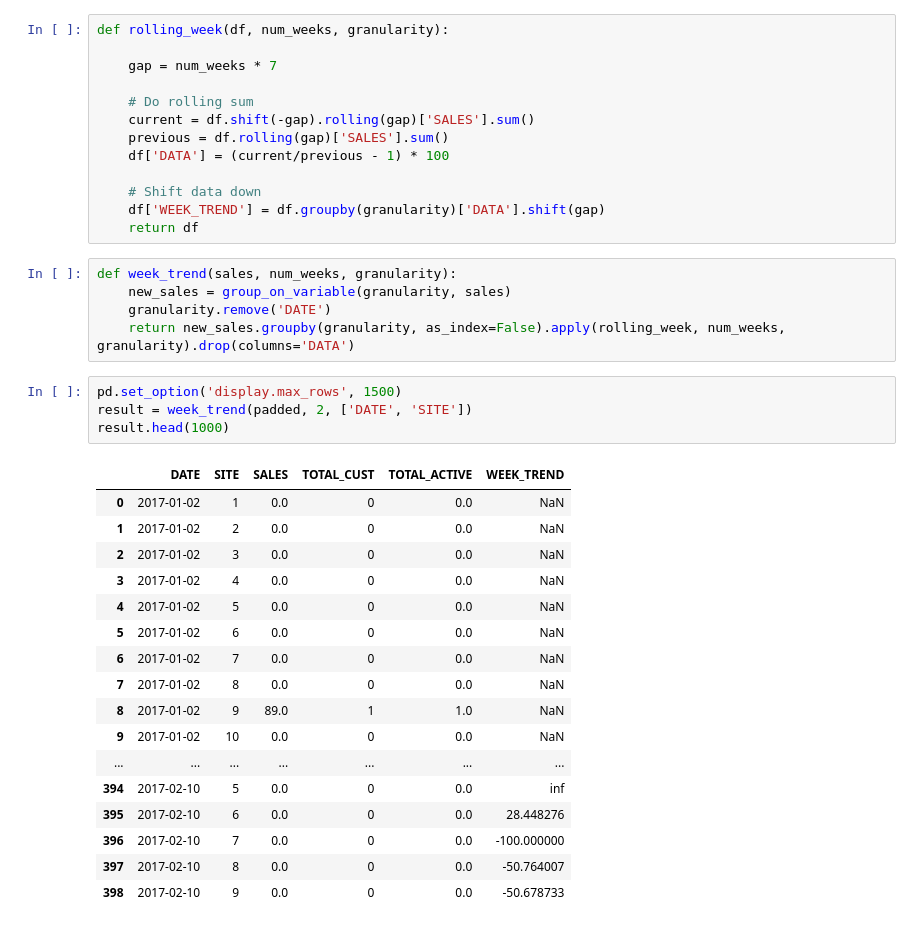
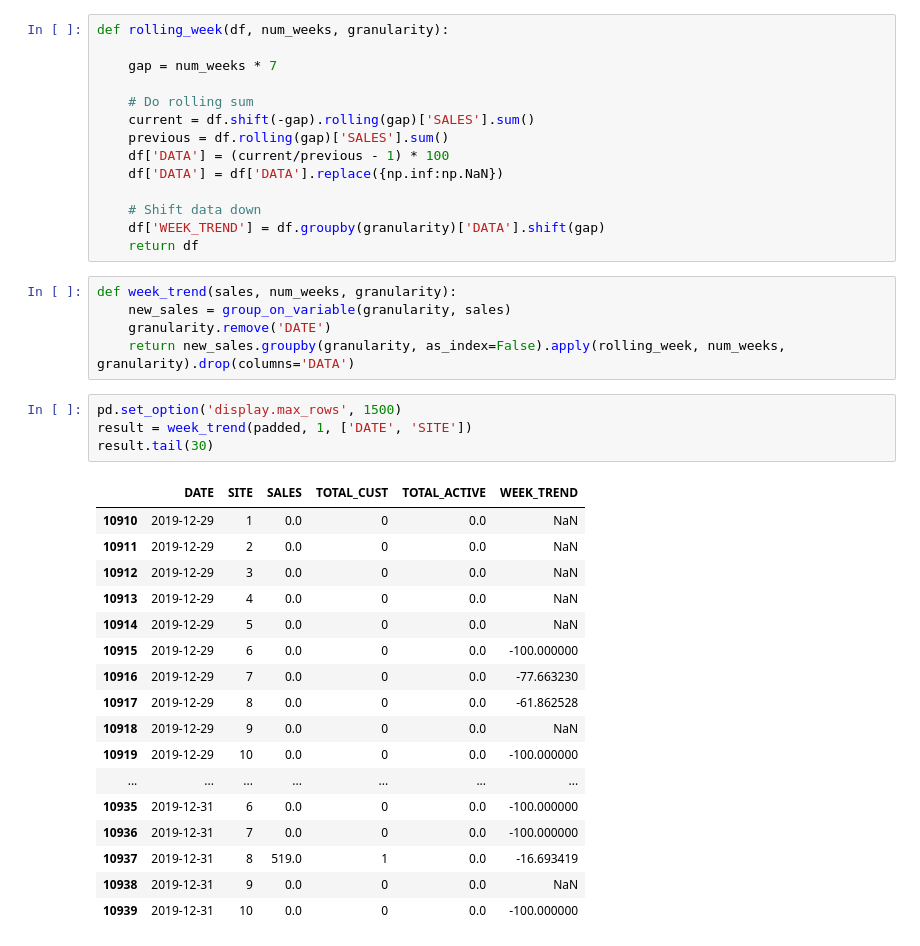
Before and after one commit to benjischwartz/Quantium, a Jupyter notebook: feature_latest.ipynb, the cells around one changed output. Cells and saved outputs as stored; diff of their text form.

```diff
--- a/feature_latest.ipynb
+++ b/feature_latest.ipynb
@@ -111,6 +111,7 @@ def rolling_week(df, num_weeks, granularity):
     current = df.shift(-gap).rolling(gap)['SALES'].sum()
     previous = df.rolling(gap)['SALES'].sum()
     df['DATA'] = (current/previous - 1) * 100
+    df['DATA'] = df['DATA'].replace({np.inf:np.NaN})
 
     # Shift data down
     df['WEEK_TREND'] = df.groupby(granularity)['DATA'].shift(gap)
@@ -122,23 +123,23 @@ def week_trend(sales, num_weeks, granularity):
     return new_sales.groupby(granularity, as_index=False).apply(rolling_week, num_weeks, granularity).drop(columns='DATA')
 # %%
 pd.set_option('display.max_rows', 1500)
-result = week_trend(padded, 2, ['DATE', 'SITE'])
-result.head(1000)
+result = week_trend(padded, 1, ['DATE', 'SITE'])
+result.tail(30)
 # %% [output]
 |  | DATE | SITE | SALES | TOTAL_CUST | TOTAL_ACTIVE | WEEK_TREND |
-| 0 | 2017-01-02 | 1 | 0.0 | 0 | 0.0 | NaN |
-| 1 | 2017-01-02 | 2 | 0.0 | 0 | 0.0 | NaN |
-| 2 | 2017-01-02 | 3 | 0.0 | 0 | 0.0 | NaN |
-| 3 | 2017-01-02 | 4 | 0.0 | 0 | 0.0 | NaN |
-| 4 | 2017-01-02 | 5 | 0.0 | 0 | 0.0 | NaN |
-| 5 | 2017-01-02 | 6 | 0.0 | 0 | 0.0 | NaN |
-| 6 | 2017-01-02 | 7 | 0.0 | 0 | 0.0 | NaN |
-| 7 | 2017-01-02 | 8 | 0.0 | 0 | 0.0 | NaN |
-| 8 | 2017-01-02 | 9 | 89.0 | 1 | 1.0 | NaN |
-| 9 | 2017-01-02 | 10 | 0.0 | 0 | 0.0 | NaN |
+| 10910 | 2019-12-29 | 1 | 0.0 | 0 | 0.0 | NaN |
+| 10911 | 2019-12-29 | 2 | 0.0 | 0 | 0.0 | NaN |
+| 10912 | 2019-12-29 | 3 | 0.0 | 0 | 0.0 | NaN |
+| 10913 | 2019-12-29 | 4 | 0.0 | 0 | 0.0 | NaN |
+| 10914 | 2019-12-29 | 5 | 0.0 | 0 | 0.0 | NaN |
+| 10915 | 2019-12-29 | 6 | 0.0 | 0 | 0.0 | -100.000000 |
+| 10916 | 2019-12-29 | 7 | 0.0 | 0 | 0.0 | -77.663230 |
+| 10917 | 2019-12-29 | 8 | 0.0 | 0 | 0.0 | -61.862528 |
+| 10918 | 2019-12-29 | 9 | 0.0 | 0 | 0.0 | NaN |
+| 10919 | 2019-12-29 | 10 | 0.0 | 0 | 0.0 | -100.000000 |
 | ... | ... | ... | ... | ... | ... | ... |
-| 394 | 2017-02-10 | 5 | 0.0 | 0 | 0.0 | inf |
-| 395 | 2017-02-10 | 6 | 0.0 | 0 | 0.0 | 28.448276 |
-| 396 | 2017-02-10 | 7 | 0.0 | 0 | 0.0 | -100.000000 |
-| 397 | 2017-02-10 | 8 | 0.0 | 0 | 0.0 | -50.764007 |
-| 398 | 2017-02-10 | 9 | 0.0 | 0 | 0.0 | -50.678733 |
+| 10935 | 2019-12-31 | 6 | 0.0 | 0 | 0.0 | -100.000000 |
+| 10936 | 2019-12-31 | 7 | 0.0 | 0 | 0.0 | -100.000000 |
+| 10937 | 2019-12-31 | 8 | 519.0 | 1 | 0.0 | -16.693419 |
+| 10938 | 2019-12-31 | 9 | 0.0 | 0 | 0.0 | NaN |
+| 10939 | 2019-12-31 | 10 | 0.0 | 0 | 0.0 | -100.000000 |
```
Also changed, not shown: parts of 6 cells of this notebook.
